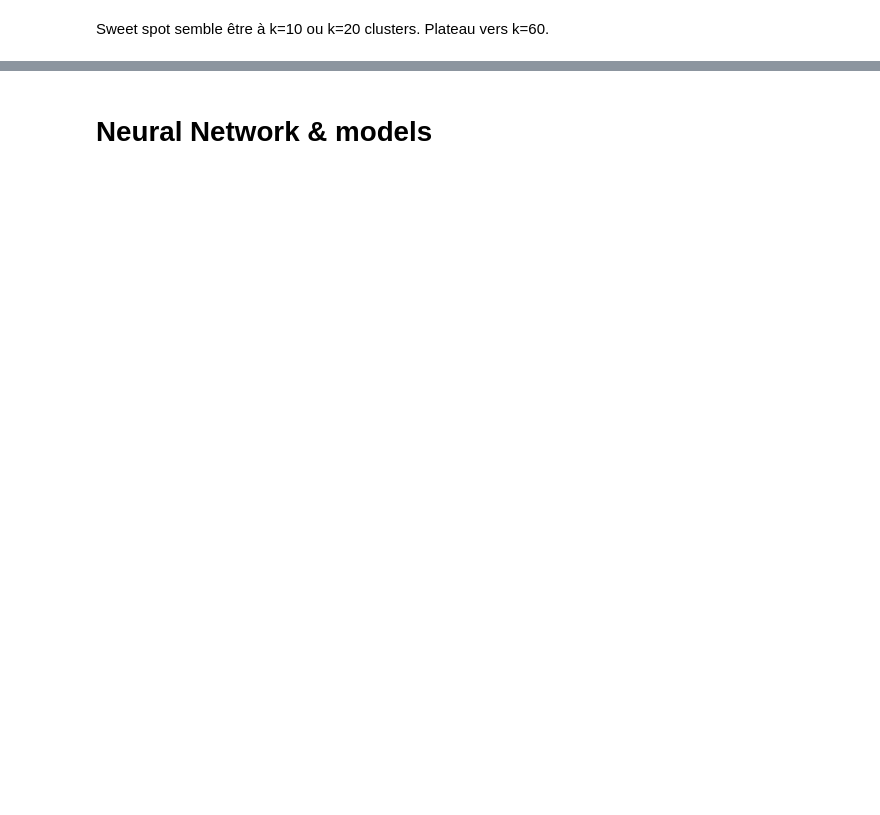
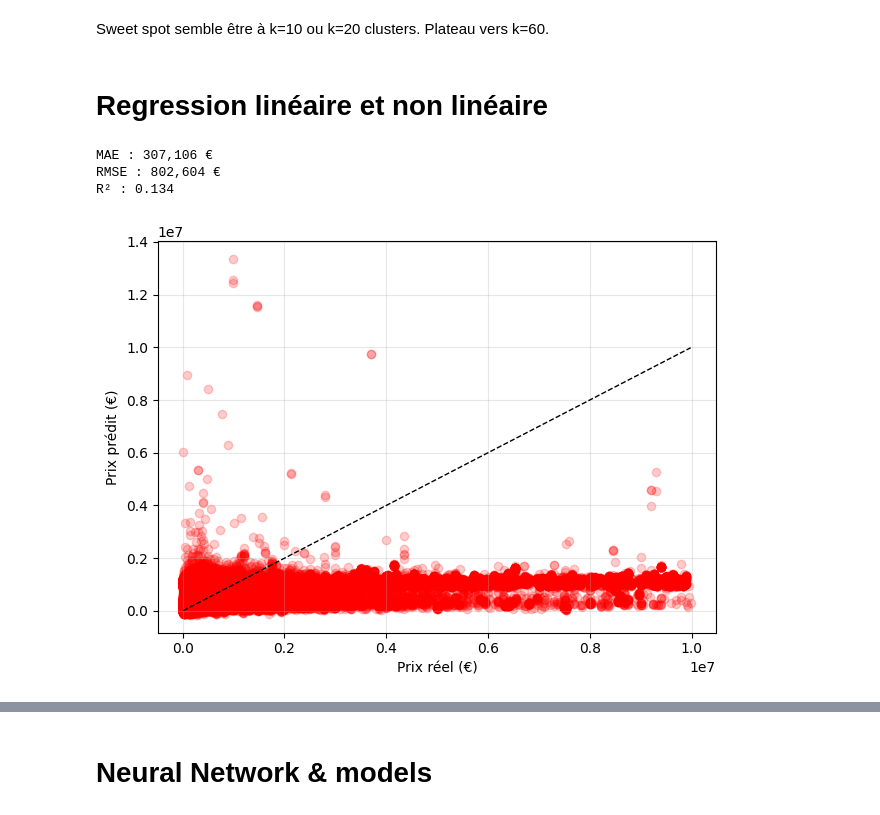
Before and after one commit to Droxxorie/Projet_MML, a Jupyter notebook: Projet.ipynb, the cells around one changed output, grey strips where cells are left out. Cells and saved outputs as stored; diff of their text form; code cells hidden in the pictures; blank space fills up the shorter version.

Commit message:
added regressions

```diff
--- a/Projet.ipynb
+++ b/Projet.ipynb
@@ -563,2 +572,34 @@ plot_silhouette_scores(X_test, k_max= 100, n_components= 10)
 # %% [markdown]
 Sweet spot semble être à k=10 ou k=20 clusters. Plateau vers k=60.
+# %% [markdown]
+# Regression linéaire et non linéaire
+# %%
+def evaluate_model(model, X_test, y_test):
+    ''''''
+
+    y_pred = model.predict(X_test)
+    print(f"MAE : {mean_absolute_error(y_test, y_pred):,.0f} €")
+    print(f"RMSE : {np.sqrt(mean_squared_error(y_test, y_pred)):,.0f} €")
+    print(f"R² : {r2_score(y_test, y_pred):.3f}")
+
+    plt.figure()
+    plt.scatter(y_test, y_pred, alpha= .2, color= "r")
+    plt.plot([y_test.min(), y_test.max()], [y_test.min(), y_test.max()], 'k--', lw=1)
+    plt.xlabel("Prix réel (€)")
+    plt.ylabel("Prix prédit (€)")
+    plt.grid(True, alpha=0.3)
+    plt.tight_layout()
+    plt.show()
+
+    return
+# %%
+X_train, X_test, y_train, y_test = train_test_split(X_pca, y_trunc, test_size= .3, shuffle= True)
+# %%
+model_lr = LinearRegression()
+model_lr.fit(X_train, y_train)
+evaluate_model(model_lr, X_test, y_test)
+# %% [output]
+MAE : 307,106 €
+RMSE : 802,604 €
+R² : 0.134
+[figure, added]
```
Also changed, not shown: parts of 14 cells of this notebook.
